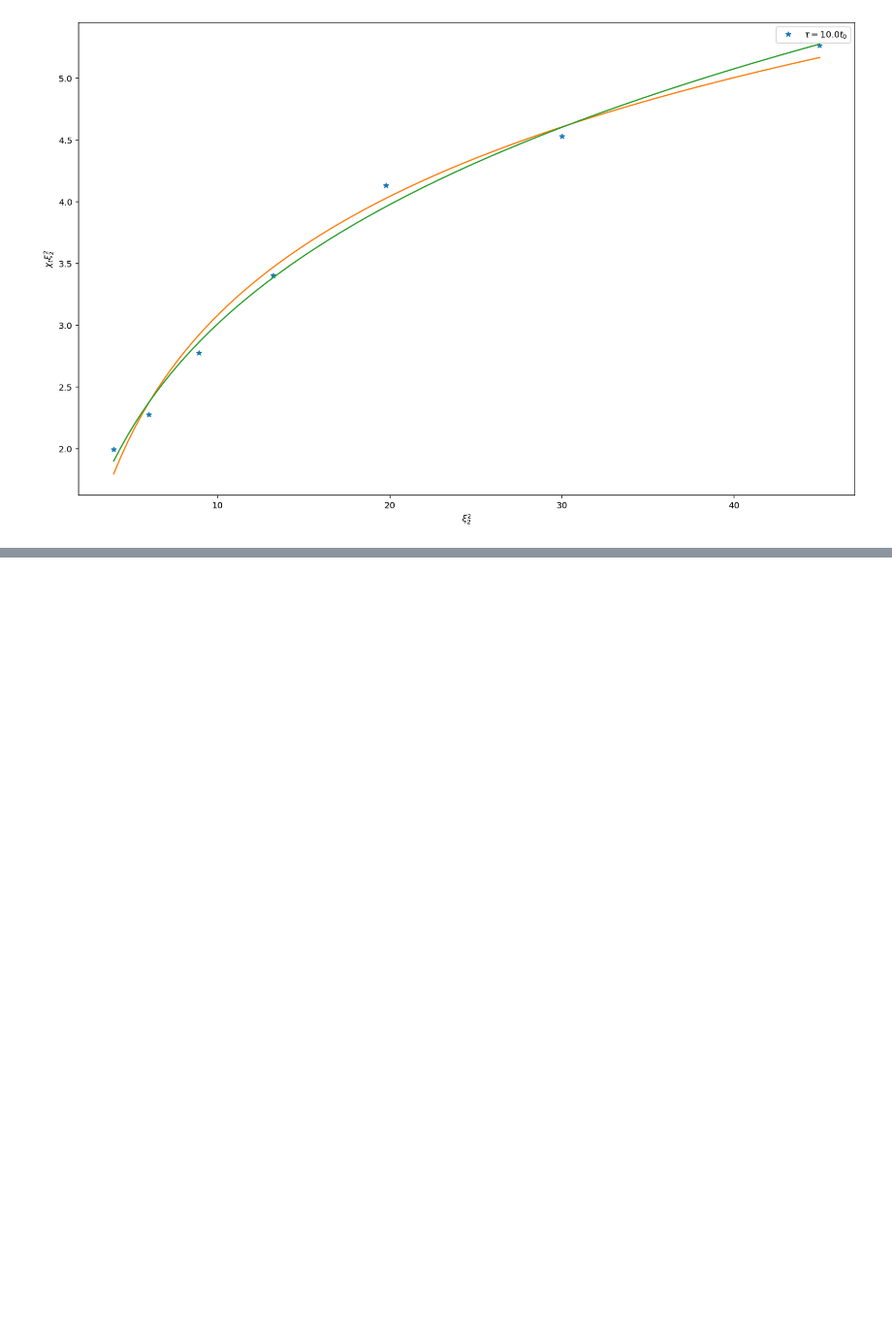
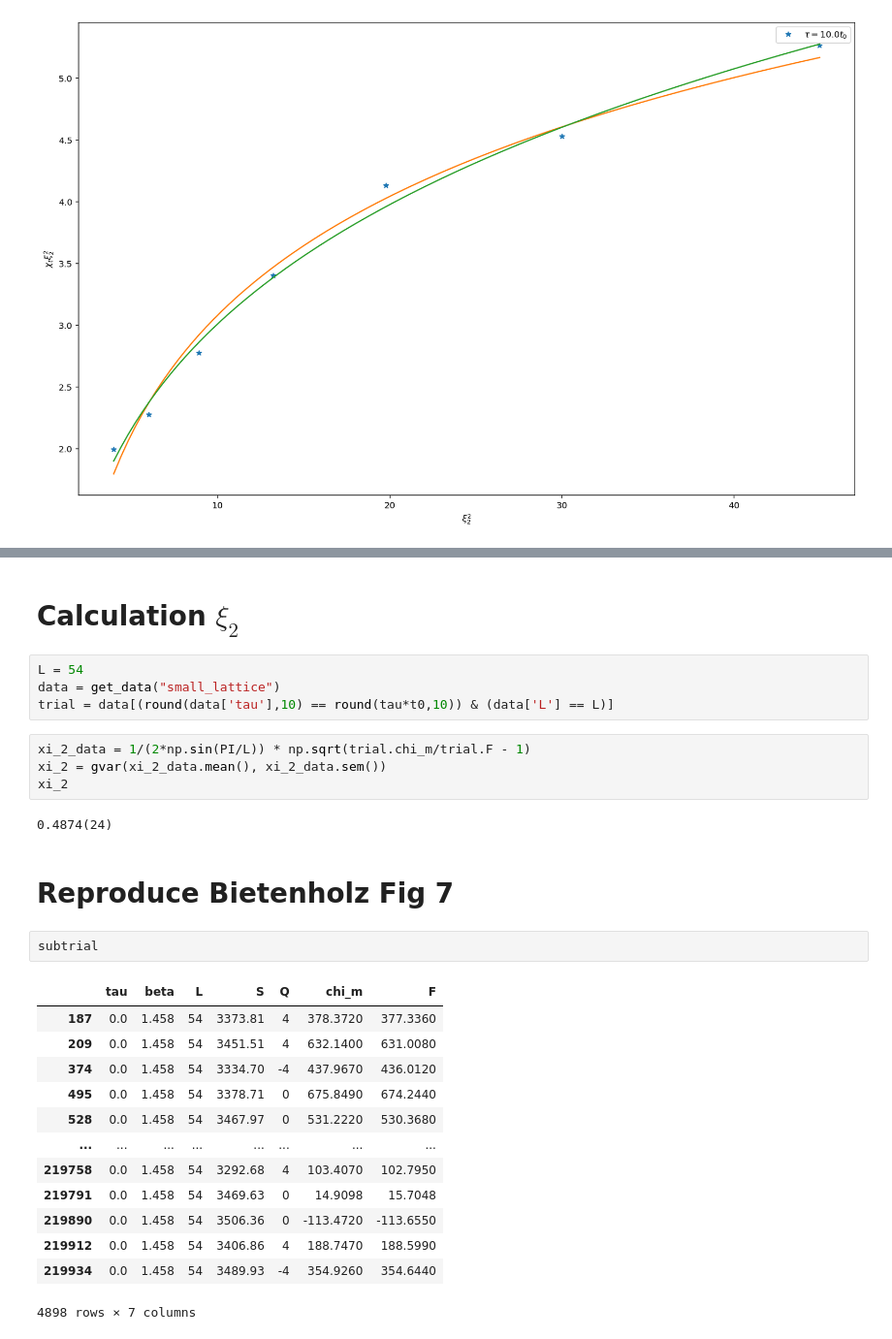
Before and after one commit to stuartthomas25/honors-thesis, a Jupyter notebook: code/gradient_flow.ipynb, the cells around one changed output, grey strips where cells are left out. Shown: that part at 97% size. Cells and saved outputs as stored; diff of their text form; blank space fills up the shorter version.

```diff
--- a/code/gradient_flow.ipynb
+++ b/code/gradient_flow.ipynb
@@ -519,0 +603,30 @@ print(np.diagonal(pcov))
+# %% [markdown]
+# Calculation $\xi_2$
+# %%
+L = 54
+data = get_data("small_lattice")
+trial = data[(round(data['tau'],10) == round(tau*t0,10)) & (data['L'] == L)]
+# %%
+xi_2_data = 1/(2*np.sin(PI/L)) * np.sqrt(trial.chi_m/trial.F - 1)
+xi_2 = gvar(xi_2_data.mean(), xi_2_data.sem())
+xi_2
+# %% [output]
+0.4874(24)
+# %% [markdown]
+# Reproduce Bietenholz Fig 7
+# %%
+subtrial
+# %% [output]
+|  | tau | beta | L | S | Q | chi_m | F |
+| 187 | 0.0 | 1.458 | 54 | 3373.81 | 4 | 378.3720 | 377.3360 |
+| 209 | 0.0 | 1.458 | 54 | 3451.51 | 4 | 632.1400 | 631.0080 |
+| 374 | 0.0 | 1.458 | 54 | 3334.70 | -4 | 437.9670 | 436.0120 |
+| 495 | 0.0 | 1.458 | 54 | 3378.71 | 0 | 675.8490 | 674.2440 |
+| 528 | 0.0 | 1.458 | 54 | 3467.97 | 0 | 531.2220 | 530.3680 |
+| ... | ... | ... | ... | ... | ... | ... | ... |
+| 219758 | 0.0 | 1.458 | 54 | 3292.68 | 4 | 103.4070 | 102.7950 |
+| 219791 | 0.0 | 1.458 | 54 | 3469.63 | 0 | 14.9098 | 15.7048 |
+| 219890 | 0.0 | 1.458 | 54 | 3506.36 | 0 | -113.4720 | -113.6550 |
+| 219912 | 0.0 | 1.458 | 54 | 3406.86 | 4 | 188.7470 | 188.5990 |
+| 219934 | 0.0 | 1.458 | 54 | 3489.93 | -4 | 354.9260 | 354.6440 |
+4898 rows × 7 columns
```
Also changed, not shown: parts of 22 cells of this notebook, 1 other file.
